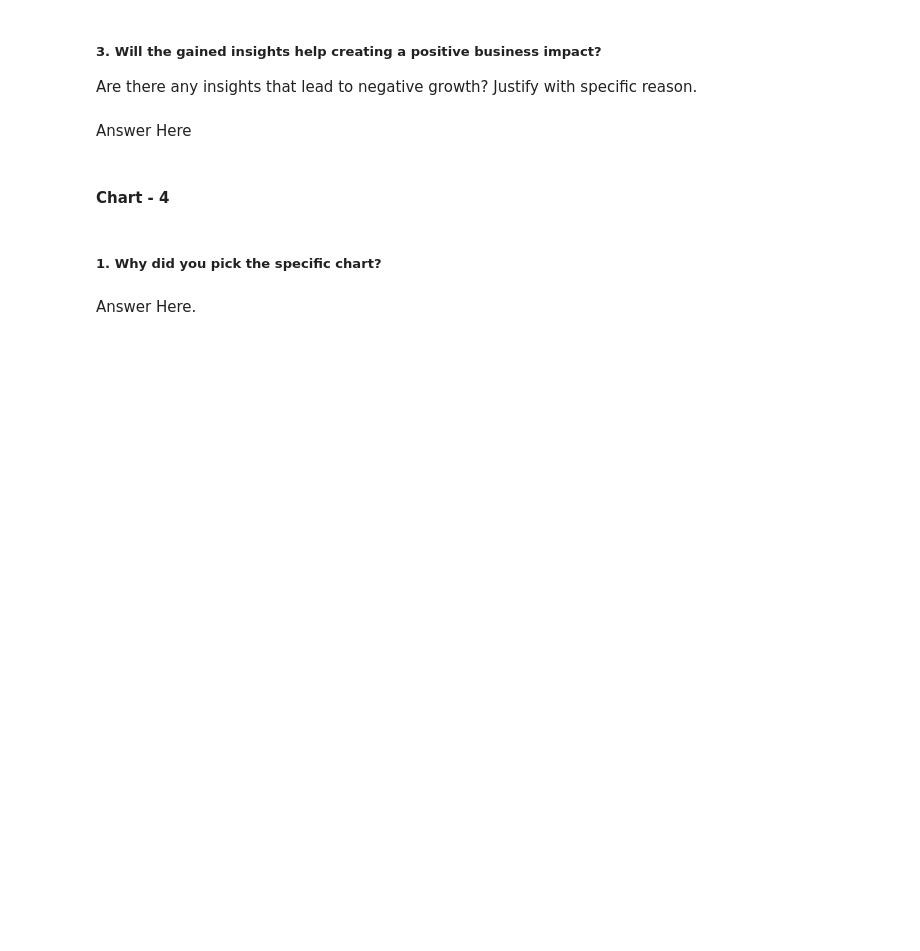
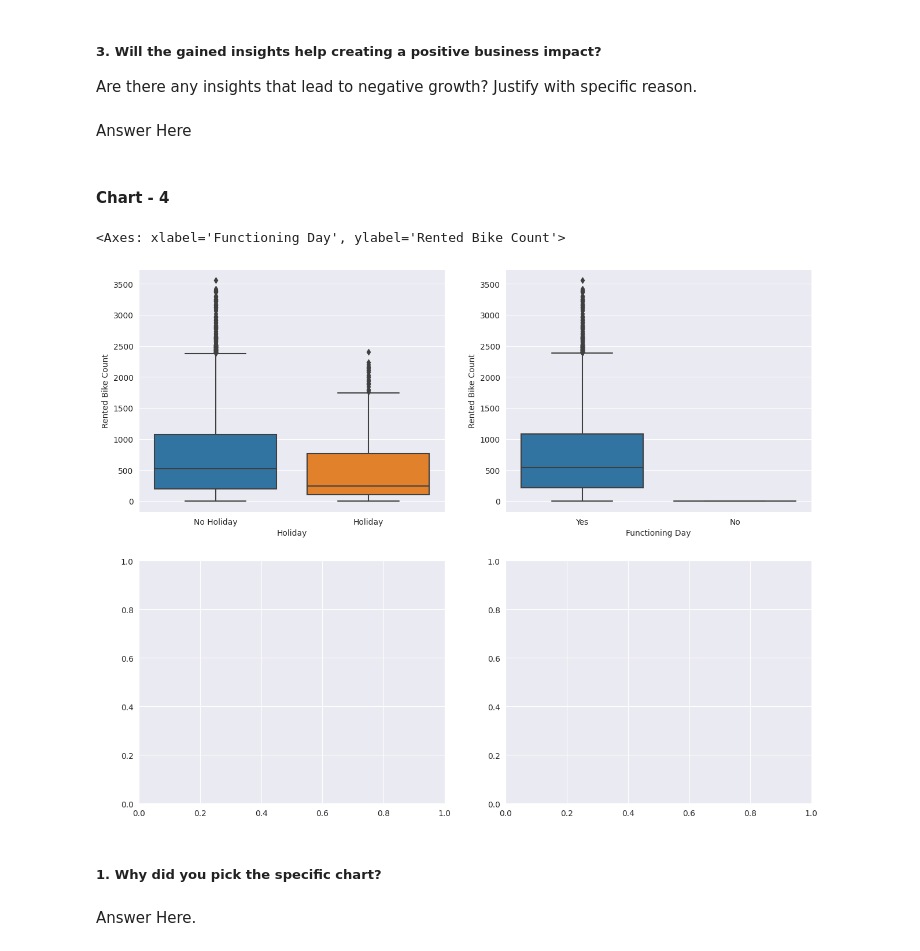
Before and after one commit to apurva-shrivastava/Bike-Sharing-Demand-Prediction, a Jupyter notebook: apurva_bike_sharing_demand_prediction.ipynb, the cells around one changed output. Cells and saved outputs as stored; diff of their text form; code cells hidden in the pictures; blank space fills up the shorter version.

```diff
--- a/apurva_bike_sharing_demand_prediction.ipynb
+++ b/apurva_bike_sharing_demand_prediction.ipynb
@@ -500,3 +513,11 @@ Answer Here
+# %%
+# Chart - 4 visualization code
+f, axes = plt.subplots(2, 2, figsize=(15, 12))
+sns.boxplot(data=data, y='Rented Bike Count', x='Holiday', ax=axes[0][0])
+sns.boxplot(data=data, y='Rented Bike Count', x='Functioning Day',ax=axes[0][1])
+# %% [output]
+<Axes: xlabel='Functioning Day', ylabel='Rented Bike Count'>
+[figure, added]
 # %% [markdown]
 ##### 1. Why did you pick the specific chart?
 # %% [markdown]
```
Also changed, not shown: parts of 10 cells of this notebook.
